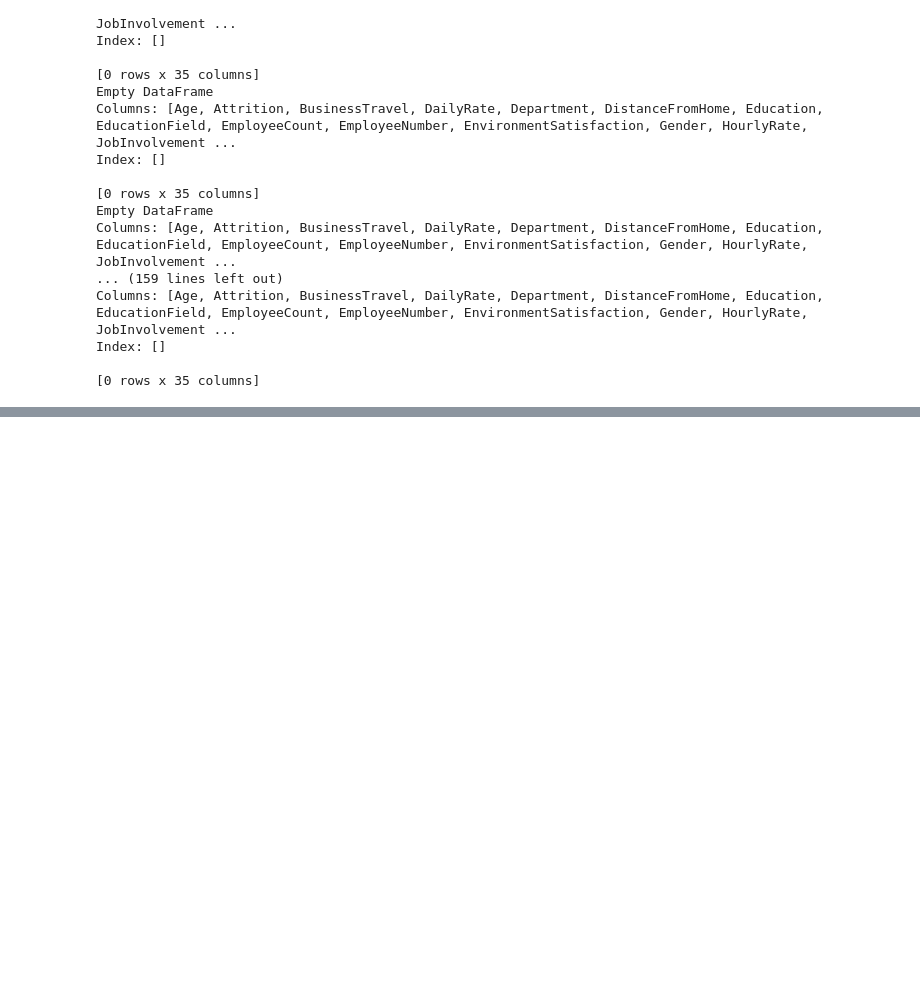
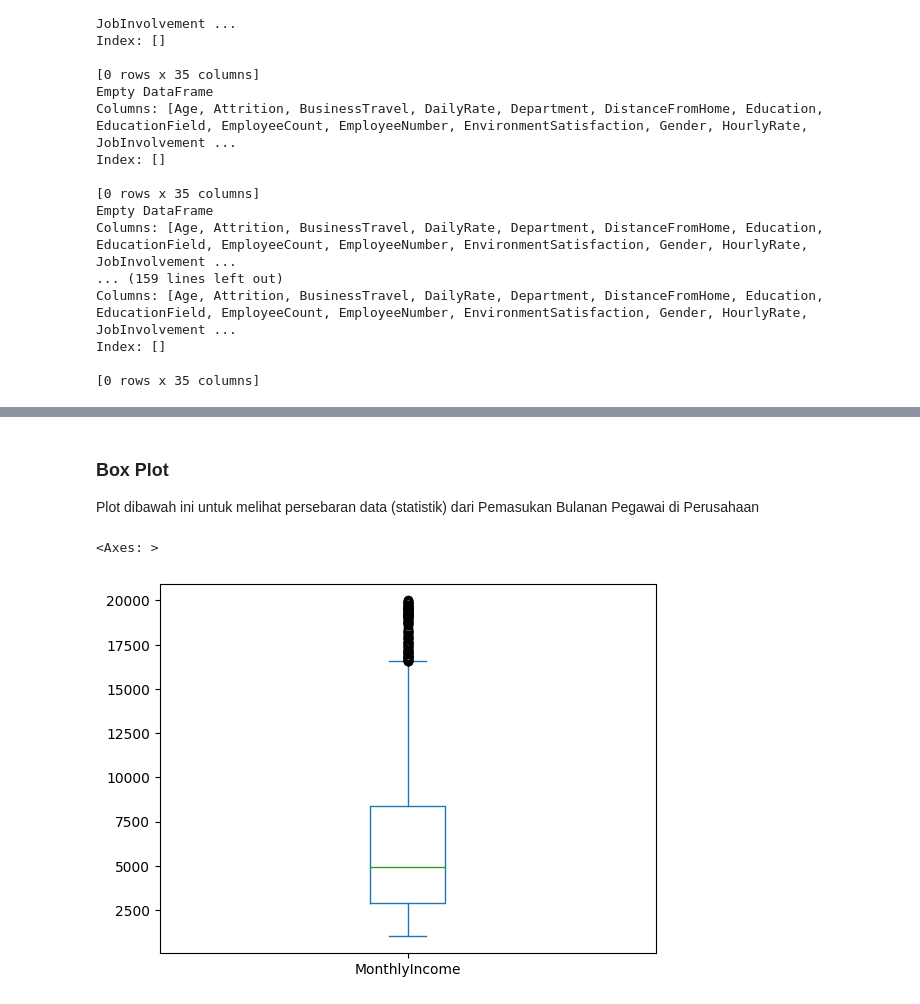
Before and after one commit to Herpeto/learningDataScience, a Jupyter notebook: assignment/assignment_sesi24.ipynb, the cells around one changed output, grey strips where cells are left out. Cells and saved outputs as stored; diff of their text form; code cells hidden in the pictures; blank space fills up the shorter version.

```diff
--- a/assignment/assignment_sesi24.ipynb
+++ b/assignment/assignment_sesi24.ipynb
@@ -191,0 +247,8 @@ plt.show()
+# %% [markdown]
+### Box Plot
+Plot dibawah ini untuk melihat persebaran data (statistik) dari Pemasukan Bulanan Pegawai di Perusahaan
+# %%
+df['MonthlyIncome'].plot(kind='box')
+# %% [output]
+<Axes: >
+[figure, added]
```
Also changed, not shown: parts of 26 cells of this notebook.
